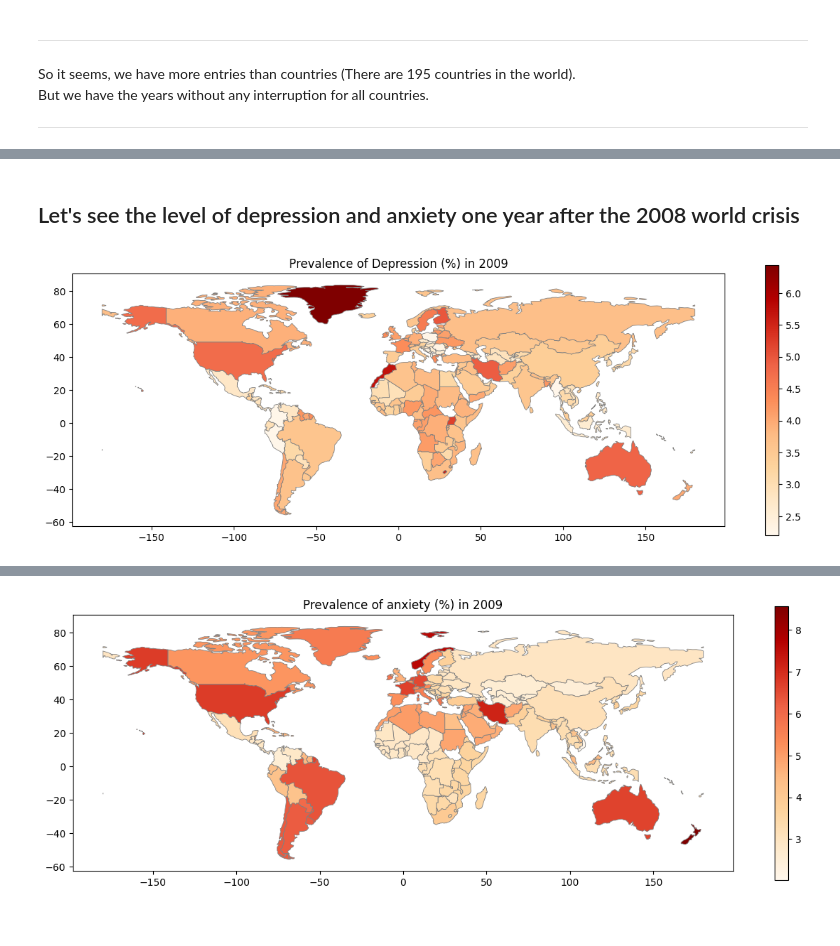
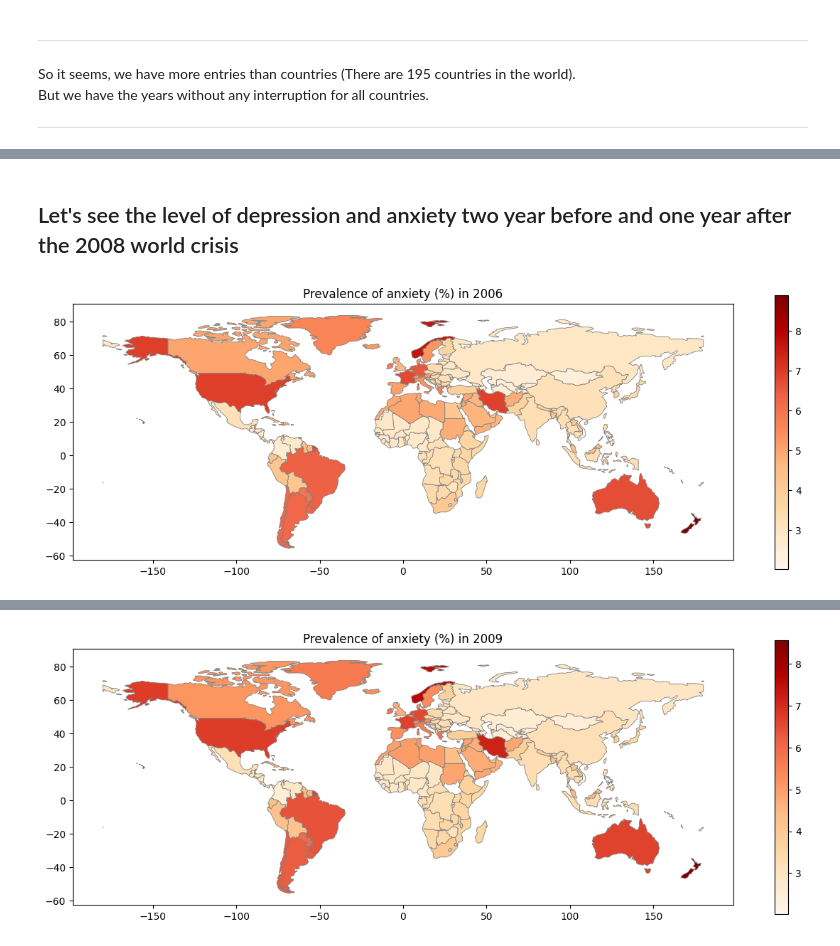
Before and after one commit to supernauth/mental_health_disorder, a Jupyter notebook: mental_health_disorder.ipynb, the cells around one changed output, grey strips where cells are left out. Saved outputs shown, nothing was run; the diff lists cells and outputs as text; code cells hidden in the pictures.

Commit message:
Modified the second plot from depression to additional anxiety

```diff
--- a/mental_health_disorder.ipynb
+++ b/mental_health_disorder.ipynb
@@ -79,2 +69,2 @@ df_2009.head()
 # %% [markdown]
-## Let's see the level of depression and anxiety one year after the 2008 world crisis
+## Let's see the level of depression and anxiety two year before and one year after the 2008 world crisis
@@ -84,9 +71,14 @@ merged = world.merge(df_2009, how='left', left_on='BRK_A3', right_on='Code')
-# %%
-fig, ax = plt.subplots(figsize=(15, 5))
-
-merged.plot(column='Depression (%)', cmap='OrRd', linewidth=0.6, ax=ax, edgecolor='0.5', legend=True)
-
-plt.title('Prevalence of Depression (%) in 2009')
-plt.show()
-# %% [output]
-[figure, removed]
+# %%
+df_2006 = df[df['Year'] == 2006]
+# %%
+world = gpd.read_file('dataset/natural_earth/ne_110m_admin_0_countries.shp')
+merged = world.merge(df_2006, how='left', left_on='BRK_A3', right_on='Code')
+# %%
+fig, ax = plt.subplots(figsize=(15, 5))
+
+merged.plot(column='Anxiety disorders (%)', cmap='OrRd', linewidth=0.6, ax=ax, edgecolor='0.5', legend=True)
+
+plt.title('Prevalence of anxiety (%) in 2006')
+plt.show()
+# %% [output]
+[figure, added]
```
Also changed, not shown: parts of 3 cells of this notebook.
